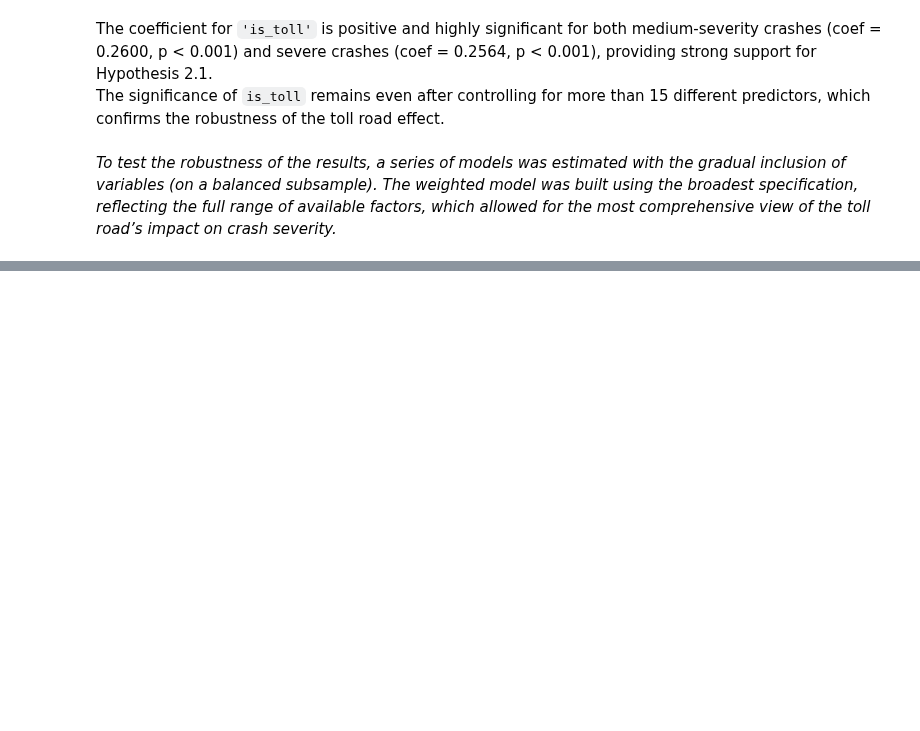
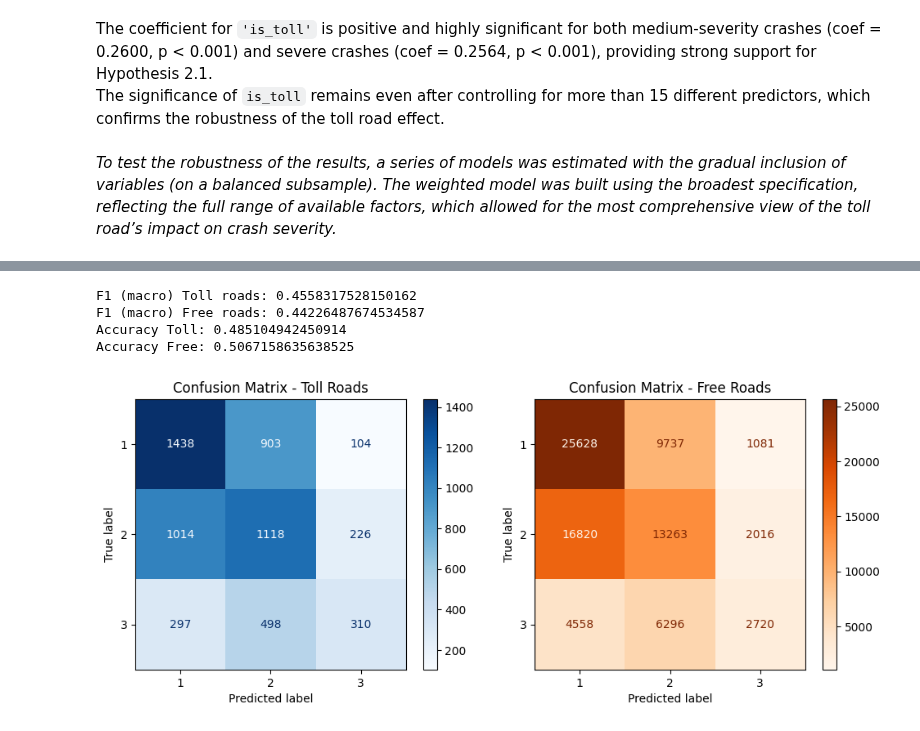
Before and after one commit to NastyaWheel/thesis, a Jupyter notebook: severity/severity_hypotheses.ipynb, the cells around one changed output, grey strips where cells are left out. Drawn from its saved outputs; the diff is of its cells as text; code cells hidden in the pictures; blank space fills up the shorter version.

Commit message:
add ml hypotheses testing and draft models, remove unnecessary steps

```diff
--- a/severity/severity_hypotheses.ipynb
+++ b/severity/severity_hypotheses.ipynb
@@ -75,7 +76,7 @@ df['severity_encode'].unique()
 # %% [output]
 array([2, 1, 3])
 # %%
-df_hypoth = df.drop(columns=['severity_detailed', 'severity'])
+df_hypoth = df.drop(columns=['severity_detailed', 'severity', 'num_fatal_traffic_violations'])
 # %% [markdown]
 # Econometrics
 
@@ -245,0 +322,63 @@ _To test the robustness of the results, a series of models was estimated with th
+# %%
+from xgboost import XGBClassifier
+
+X_toll = df_toll[features]
+y_toll = df_toll[target]
+X_train_toll, X_test_toll, y_train_toll, y_test_toll = train_test_split(X_toll, y_toll, test_size=0.2, random_state=42)
+
+X_free = df_free[features]
+y_free = df_free[target]
+X_train_free, X_test_free, y_train_free, y_test_free = train_test_split(X_free, y_free, test_size=0.2, random_state=42)
+
+y_train_toll = y_train_toll - 1
+y_test_toll = y_test_toll - 1
+y_train_free = y_train_free - 1
+y_test_free = y_test_free - 1
+
+# Обучаем модель для платных дорог
+xgb_toll = XGBClassifier(random_state=42, use_label_encoder=False, eval_metric='mlogloss')
+xgb_toll.fit(X_train_toll, y_train_toll)
+
+# Обучаем модель для бесплатных дорог
+xgb_free = XGBClassifier(random_state=42, use_label_encoder=False, eval_metric='mlogloss')
+xgb_free.fit(X_train_free, y_train_free)
+
+# Предсказания
+y_pred_toll = xgb_toll.predict(X_test_toll)
+y_pred_free = xgb_free.predict(X_test_free)
+
+# Оценки
+f1_toll = f1_score(y_test_toll, y_pred_toll, average='macro')
+f1_free = f1_score(y_test_free, y_pred_free, average='macro')
+
+print("F1 (macro) Toll roads:", f1_toll)
+print("F1 (macro) Free roads:", f1_free)
+
+print("Accuracy Toll:", accuracy_score(y_test_toll, y_pred_toll))
+print("Accuracy Free:", accuracy_score(y_test_free, y_pred_free))
+# %% [output]
+F1 (macro) Toll roads: 0.4558317528150162
+F1 (macro) Free roads: 0.44226487674534587
+Accuracy Toll: 0.485104942450914
+Accuracy Free: 0.5067158635638525
+# %%
+from sklearn.metrics import ConfusionMatrixDisplay
+
+fig, axes = plt.subplots(1, 2, figsize=(10, 4))
+
+ConfusionMatrixDisplay.from_predictions(
+    y_test_toll, y_pred_toll, display_labels=[1, 2, 3],
+    cmap='Blues', ax=axes[0]
+)
+axes[0].set_title("Confusion Matrix - Toll Roads")
+
+ConfusionMatrixDisplay.from_predictions(
+    y_test_free, y_pred_free, display_labels=[1, 2, 3],
+    cmap='Oranges', ax=axes[1]
+)
+axes[1].set_title("Confusion Matrix - Free Roads")
+
+plt.tight_layout()
+plt.show()
+# %% [output]
+[figure, added]
```
Also changed, not shown: parts of 23 cells of this notebook, 1 other file.
